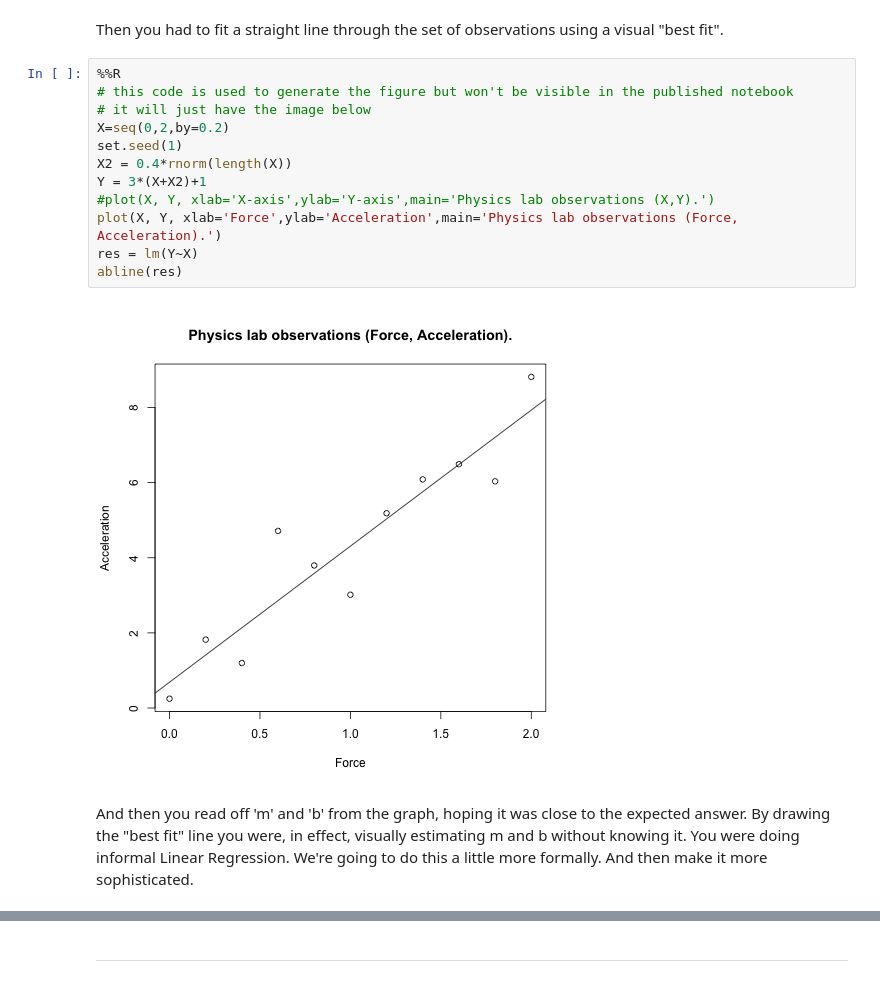
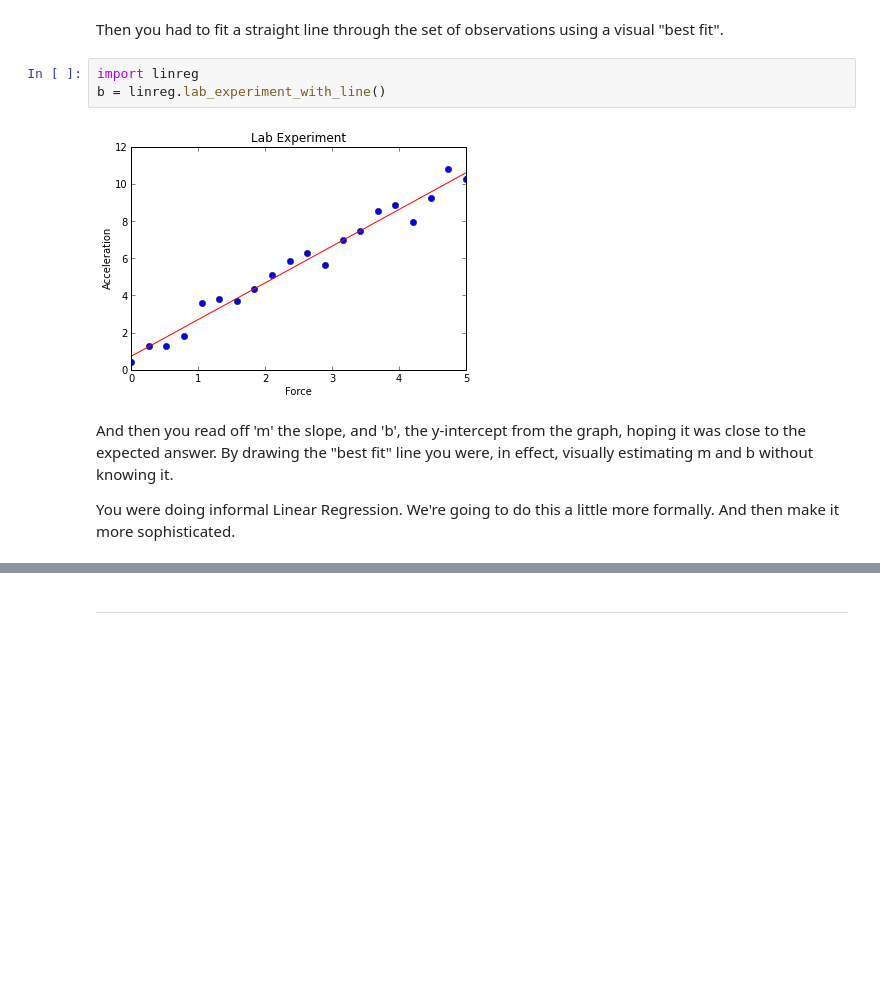
Before and after one commit to nborwankar/opendatasci, a Jupyter notebook: notebooks/A1. Linear Regression - Overview.ipynb, the cells around one changed output, grey strips where cells are left out. Saved outputs shown, nothing was run; the diff lists cells and outputs as text; blank space fills up the shorter version.

```diff
--- a/notebooks/A1. Linear Regression - Overview.ipynb
+++ b/notebooks/A1. Linear Regression - Overview.ipynb
@@ -63,22 +46,13 @@ plot(X, Y, xlab='Force',ylab='Acceleration',main='Physics lab observations(Force
 # %% [markdown]
 Then you had to fit a straight line through the set of observations using a visual "best fit".
-# %%
-%%R
-# this code is used to generate the figure but won't be visible in the published notebook
-# it will just have the image below
-X=seq(0,2,by=0.2)
-set.seed(1)
-X2 = 0.4*rnorm(length(X))
-Y = 3*(X+X2)+1
-#plot(X, Y, xlab='X-axis',ylab='Y-axis',main='Physics lab observations (X,Y).')
-plot(X, Y, xlab='Force',ylab='Acceleration',main='Physics lab observations (Force, Acceleration).')
-res = lm(Y~X)
-abline(res)
-# %% [output]
-[figure, removed]
+# %%
+import linreg
+b = linreg.lab_experiment_with_line()
+# %% [output]
+[figure, added]
 # %% [markdown]
-And then you read off 'm' and 'b' from the graph, hoping it was close to the expected answer.
-By drawing the "best fit" line you were, in effect, visually estimating m and b without knowing it.
+And then you read off 'm' the slope,  and 'b', the y-intercept from the graph, hoping it was close to the expected answer. By drawing the "best fit" line you were, in effect, visually estimating m and b without knowing it.
+
 You were doing informal Linear Regression. We're going to do this a little more formally. And then make it more sophisticated.
 # %% [markdown]
 ### Now for a bit of math
```
Also changed, not shown: parts of 16 cells of this notebook, 35 other files.
